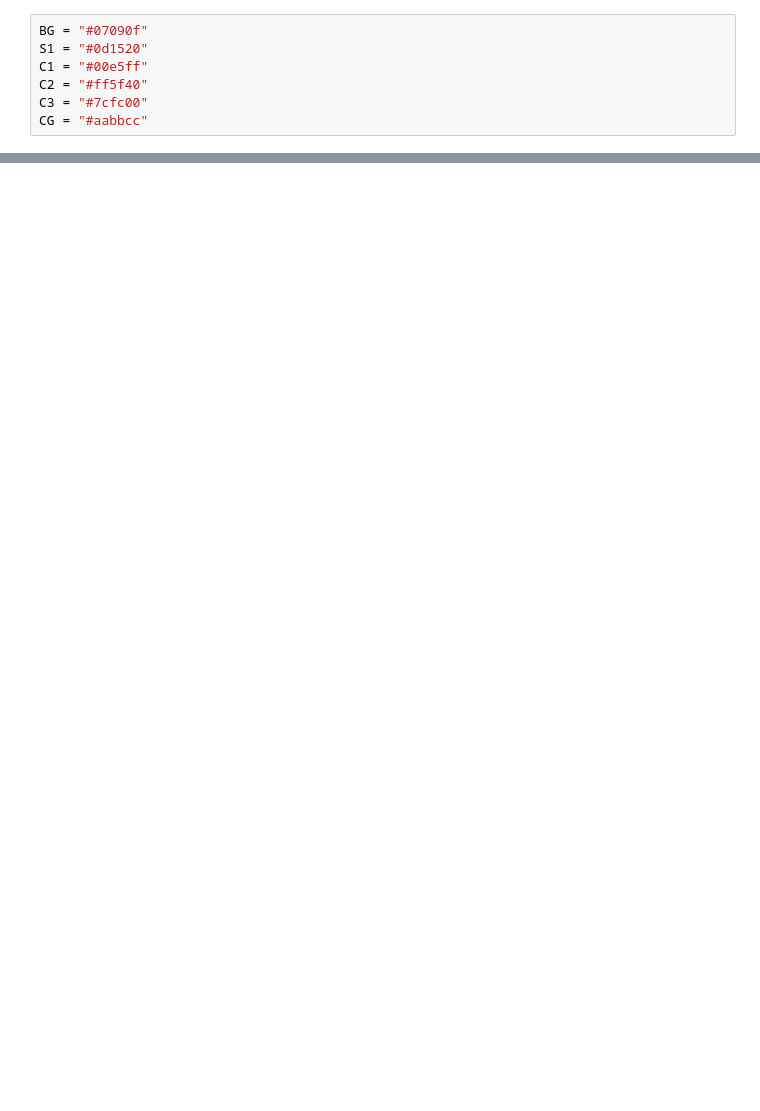
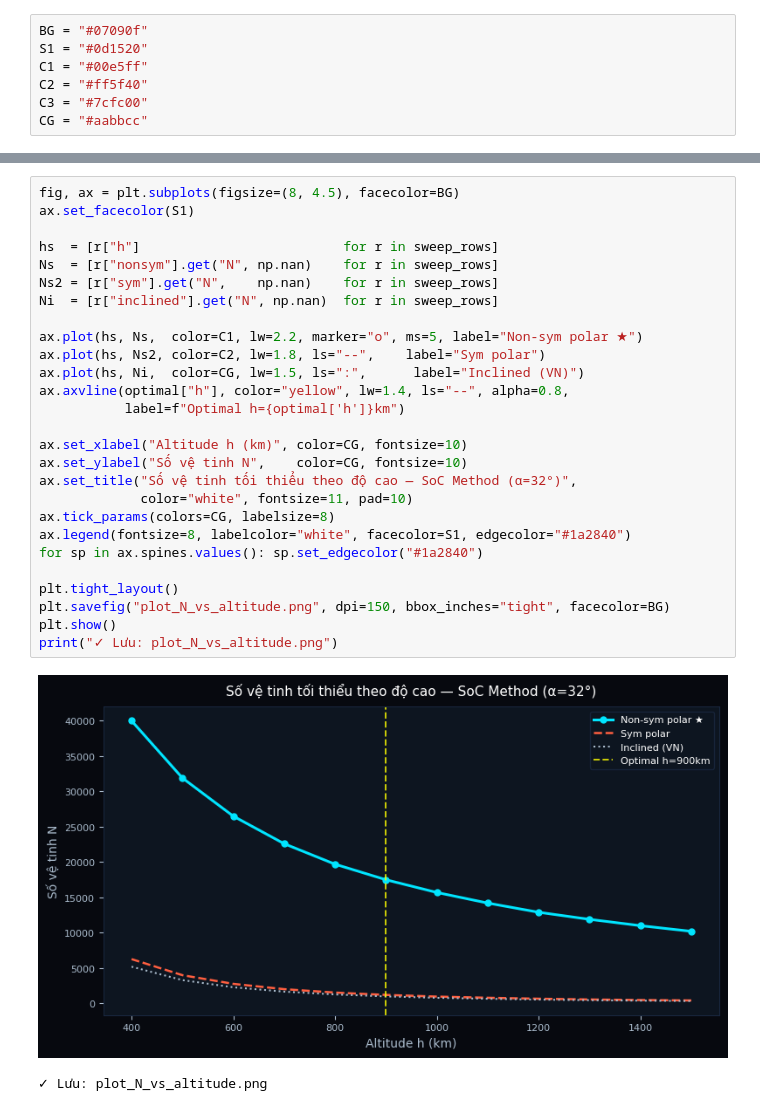
Before and after one commit to TueMinh1206/Satellite-system-VNU-LEO, a Jupyter notebook: LEO_Constellations_Design/leo_design_main.ipynb, the cells around one changed output, grey strips where cells are left out. Cells and saved outputs as stored; diff of their text form; blank space fills up the shorter version.

Commit message:
cập nhập optimal

```diff
--- a/LEO_Constellations_Design/leo_design_main.ipynb
+++ b/LEO_Constellations_Design/leo_design_main.ipynb
@@ -575,0 +646,30 @@ CG = "#aabbcc"
+# %%
+fig, ax = plt.subplots(figsize=(8, 4.5), facecolor=BG)
+ax.set_facecolor(S1)
+
+hs  = [r["h"]                          for r in sweep_rows]
+Ns  = [r["nonsym"].get("N", np.nan)    for r in sweep_rows]
+Ns2 = [r["sym"].get("N",    np.nan)    for r in sweep_rows]
+Ni  = [r["inclined"].get("N", np.nan)  for r in sweep_rows]
+
+ax.plot(hs, Ns,  color=C1, lw=2.2, marker="o", ms=5, label="Non-sym polar ★")
+ax.plot(hs, Ns2, color=C2, lw=1.8, ls="--",    label="Sym polar")
+ax.plot(hs, Ni,  color=CG, lw=1.5, ls=":",      label="Inclined (VN)")
+ax.axvline(optimal["h"], color="yellow", lw=1.4, ls="--", alpha=0.8,
+           label=f"Optimal h={optimal['h']}km")
+
+ax.set_xlabel("Altitude h (km)", color=CG, fontsize=10)
+ax.set_ylabel("Số vệ tinh N",    color=CG, fontsize=10)
+ax.set_title("Số vệ tinh tối thiểu theo độ cao — SoC Method (α=32°)",
+             color="white", fontsize=11, pad=10)
+ax.tick_params(colors=CG, labelsize=8)
+ax.legend(fontsize=8, labelcolor="white", facecolor=S1, edgecolor="#1a2840")
+for sp in ax.spines.values(): sp.set_edgecolor("#1a2840")
+
+plt.tight_layout()
+plt.savefig("plot_N_vs_altitude.png", dpi=150, bbox_inches="tight", facecolor=BG)
+plt.show()
+print("✓ Lưu: plot_N_vs_altitude.png")
+# %% [output]
+[figure, added]
+✓ Lưu: plot_N_vs_altitude.png
```
Also changed, not shown: parts of 14 cells of this notebook, 7 other files.
